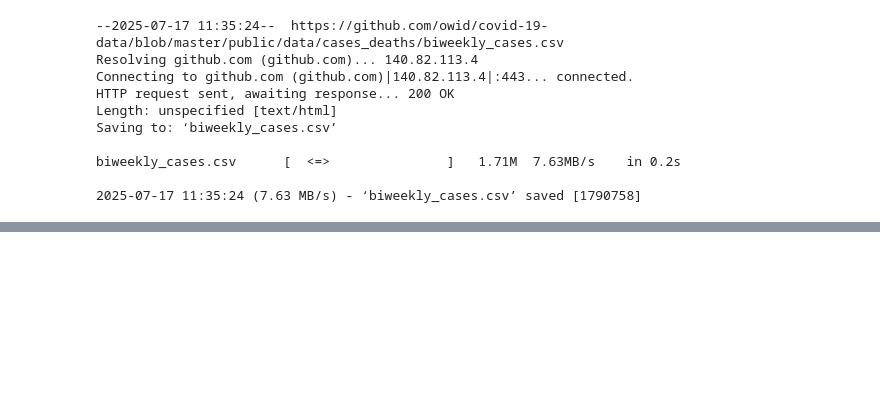
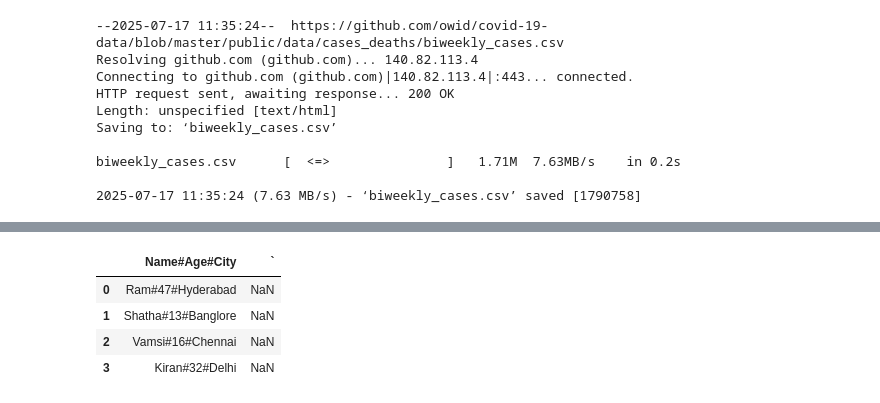
Before and after one commit to ramnagella/Demo, a Jupyter notebook: ML_Day2.ipynb, the cells around one changed output, grey strips where cells are left out. Cells and saved outputs as stored; diff of their text form; code cells hidden in the pictures; blank space fills up the shorter version.

```diff
--- a/ML_Day2.ipynb
+++ b/ML_Day2.ipynb
@@ -85,0 +130,10 @@ urls=['https://raw.githubusercontent.com/owid/covid-19-data/refs/heads/master/pu
+# %%
+import pandas as pd
+df1=pd.read_csv('Sample_data.csv')
+df1
+# %% [output]
+|  | Name#Age#City | ` |
+| 0 | Ram#47#Hyderabad | NaN |
+| 1 | Shatha#13#Banglore | NaN |
+| 2 | Vamsi#16#Chennai | NaN |
+| 3 | Kiran#32#Delhi | NaN |
```
Also changed, not shown: parts of 10 cells of this notebook.
